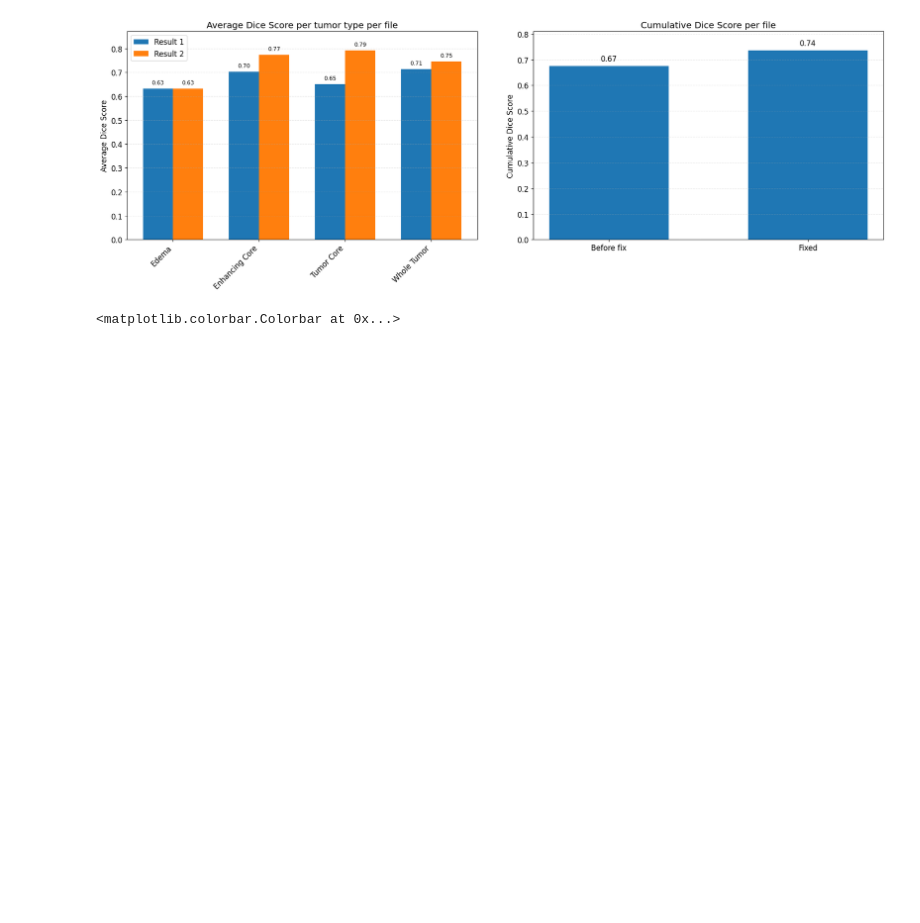
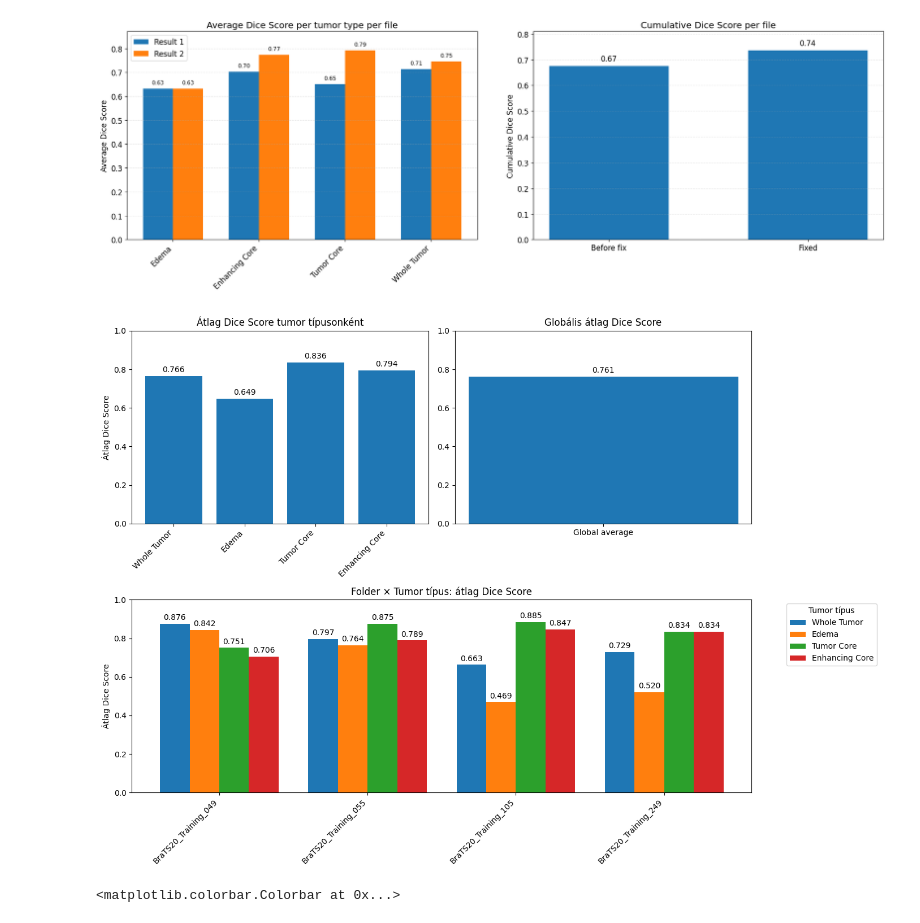
Before and after one commit to davidarvai/BrainTumorSegmentation, a Jupyter notebook: CNN.ipynb, the cells around one changed output. Cells and saved outputs as stored; diff of their text form; code cells hidden in the pictures; blank space fills up the shorter version.

```diff
--- a/CNN.ipynb
+++ b/CNN.ipynb
@@ -620,6 +703,93 @@ Saved comparison plot: /content/drive/My Drive/Allamvizsaga_Dice/Dice_Score/dice
 Saved averages & overall side-by-side plot: /content/drive/My Drive/Allamvizsaga_Dice/Dice_Score/dice_scores_averages_overall_side_by_side.png
 [figure]
 [figure]
+# %%
+import re
+import matplotlib.pyplot as plt
+import numpy as np
+
+# 1. Beolvasás és feldolgozás
+file_path = '/content/drive/My Drive/Allamvizsga/OutputCNN/Eredmeny/output.txt'
+
+tumor_scores_global = {}
+tumor_scores_by_folder = {}
+
+with open(file_path, 'r', encoding='utf-8') as f:
+    content = f.read()
+
+blocks = re.split(r'(Folder name:\s*.+)', content)
+for i in range(1, len(blocks), 2):
+    header = blocks[i]
+    body = blocks[i+1]
+    folder = re.search(r'Folder name:\s*(.+)', header).group(1).strip()
+    m_t = re.search(r'Tumor type:\s*(.+)', body)
+    m_d = re.search(r'DS:\s*([0-9]*\.?[0-9]+)', body)
+    if not (m_t and m_d):
+        continue
+    tumor = m_t.group(1).strip()
+    ds = float(m_d.group(1))
+    tumor_scores_global.setdefault(tumor, []).append(ds)
+    tumor_scores_by_folder.setdefault(folder, {}).setdefault(tumor, []).append(ds)
+
+# 2. Átlagok számítása
+types = list(tumor_scores_global.keys())
+avg_global_by_type = [np.mean(tumor_scores_global[t]) for t in types]
+
+all_ds = [ds for lst in tumor_scores_global.values() for ds in lst]
+global_avg = np.mean(all_ds)
+
+folders = list(tumor_scores_by_folder.keys())
+avg_by_folder_and_type = np.zeros((len(folders), len(types)))
+for i, folder in enumerate(folders):
+    for j, tumor in enumerate(types):
+        vals = tumor_scores_by_folder[folder].get(tumor, [])
+        avg_by_folder_and_type[i, j] = np.mean(vals) if vals else np.nan
+
+# 3. Plotolás – 2x2 elrendezés (alsó sorban csak 1 ábra)
+fig = plt.figure(figsize=(14, 10))
+
+# --- Ábra 1: Átlag Dice Score tumor típusonként ---
+ax1 = fig.add_subplot(2, 2, 1)
+bars1 = ax1.bar(types, avg_global_by_type)
+ax1.set_title('Átlag Dice Score tumor típusonként')
+ax1.set_ylabel('Átlag Dice Score')
+ax1.set_ylim(0, 1)
+ax1.set_xticklabels(types, rotation=45, ha='right')
+for bar, val in zip(bars1, avg_global_by_type):
+    ax1.text(bar.get_x() + bar.get_width()/2, val + 0.02, f'{val:.3f}', ha='center')
+
+# --- Ábra 2: Globális átlag ---
+ax2 = fig.add_subplot(2, 2, 2)
+bar2 = ax2.bar(['Global average'], [global_avg], width=0.4)
+ax2.set_title('Globális átlag Dice Score')
+ax2.set_ylim(0, 1)
+for bar in bar2:
+    h = bar.get_height()
+    ax2.text(bar.get_x() + bar.get_width()/2, h + 0.02, f'{h:.3f}', ha='center')
+
+# --- Ábra 3: Mappánkénti, tumor típusonkénti csoportos oszlopdiagram ---
+ax3 = fig.add_subplot(2, 1, 2)  # itt 2 sor, 1 oszlop, 2. pozíció
+x = np.arange(len(folders))
+width = 0.8 / len(types)
+for j, tumor in enumerate(types):
+    vals = avg_by_folder_and_type[:, j]
+    bars3 = ax3.bar(x + j*width, vals, width, label=tumor)
+    # értékcímkék minden oszlopon
+    for bar in bars3:
+        h = bar.get_height()
+        ax3.text(bar.get_x() + bar.get_width()/2, h + 0.02, f'{h:.3f}', ha='center')
+
+ax3.set_xticks(x + width*(len(types)-1)/2)
+ax3.set_xticklabels(folders, rotation=45, ha='right')
+ax3.set_title('Folder × Tumor típus: átlag Dice Score')
+ax3.set_ylabel('Átlag Dice Score')
+ax3.set_ylim(0, 1)
+ax3.legend(title='Tumor típus', bbox_to_anchor=(1.05, 1), loc='upper left')
+
+plt.tight_layout()
+plt.show()
+# %% [output]
+[figure, added]
 # %%
 import nibabel as nib
 import matplotlib.pyplot as plt
```
Also changed, not shown: parts of 1 cell of this notebook.
